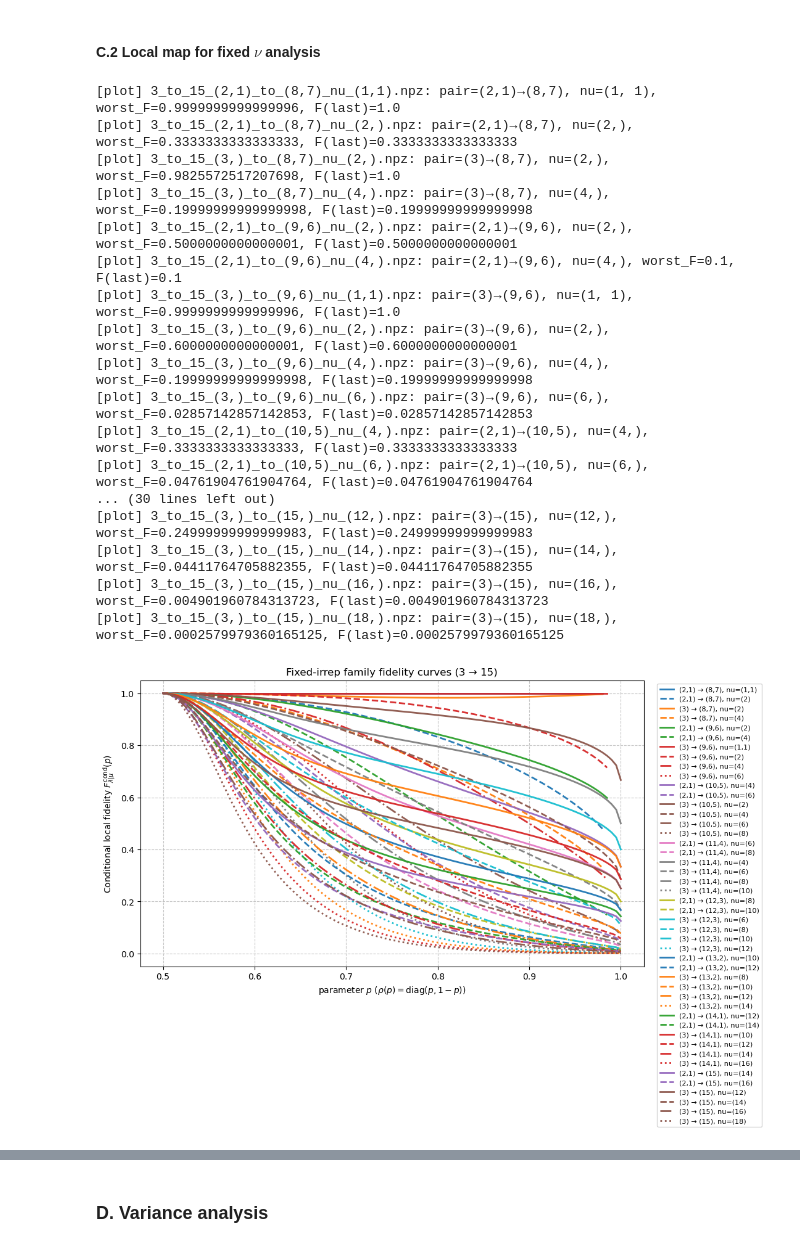
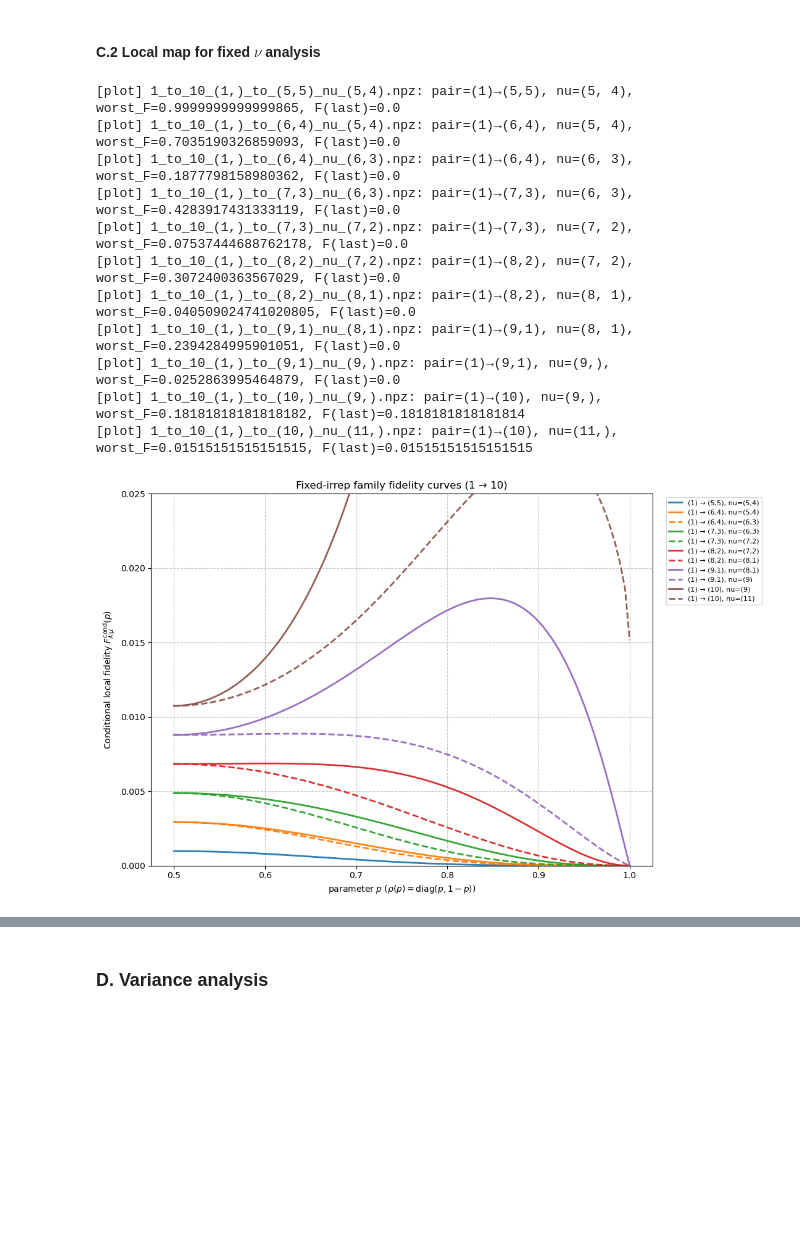
Before and after one commit to webb-c/find-optimal-cloner, a Jupyter notebook: show_data.ipynb, the cells around one changed output, grey strips where cells are left out. Drawn from its saved outputs; the diff is of its cells as text; code cells hidden in the pictures; blank space fills up the shorter version.

Commit message:
modify: faster fidelity plot

```diff
--- a/show_data.ipynb
+++ b/show_data.ipynb
@@ -648,6 +648,7 @@ def projected_irrep_fidelity_curve(
     j2_in_target: int,
     j2_out_target: int,
     p_values,
+    normalize: bool = True
 ):
     key = (j2_out_target, j2_in_target)
     if key not in J_blocks:
@@ -660,18 +661,30 @@ def projected_irrep_fidelity_curve(
 
     for p in p_values:
         try:
-            rho_in_proj = normalized_spin_irrep_state(n_in, j2_in_target, float(p))
-            rho_out_proj = normalized_spin_irrep_state(n_out, j2_out_target, float(p))
+            rho_in_proj = normalized_spin_irrep_state(n_in, j2_in_target, float(p), normalize=normalize)
+            rho_out_proj = normalized_spin_irrep_state(n_out, j2_out_target, float(p), normalize=normalize)
         except ValueError:
             valid_p.append(float(p))
             fidelities.append(np.nan)
             continue
 
         sigma_proj = apply_local_choi_numpy(J_loc, rho_in_proj)
+
+        # delta = rho_out_proj - sigma_proj
+        # if np.allclose(delta, delta.conj().T, atol=1e-12):
+        #     # For Hermitian matrices, singular values = abs(eigenvalues)
+        #     eigvals = np.linalg.eigvalsh(delta)
+        #     root_f = 1 - 0.5 * np.sum(np.abs(eigvals))
+        # else:
+        #     svals = np.linalg.svd(delta, compute_uv=False)
+        #     root_f =  1 - 0.5 * np.sum(svals)
+        # fidelities.append(float(np.real_if_close(root_f)))
         root_f = fidelity_root_numpy(rho_out_proj, sigma_proj)
         valid_p.append(float(p))
         fidelities.append(float(np.real_if_close(root_f)) ** 2)
 
+
+
     return np.asarray(valid_p, dtype=float), np.asarray(fidelities, dtype=float)
 # %%
 # p_values = np.linspace(0.5, 1.0, n_grid)
@@ -738,7 +751,7 @@ for j2_in_target in allowed_j2_values(n_in):
         if key in perm_blocks:
             try:
                 pp, ff = projected_irrep_fidelity_curve(
-                    perm_blocks, n_in, n_out, j2_in_target, j2_out_target, p_values
+                    perm_blocks, n_in, n_out, j2_in_target, j2_out_target, p_values, normalize=False
                 )
                 plt.plot(pp, ff, linewidth=2, linestyle=line_styles["sdp_perm"],
                             label=f"T_opt: {_partition_label(part_in)} → {_partition_label(part_out)}")
@@ -749,7 +762,7 @@ for j2_in_target in allowed_j2_values(n_in):
         if global_blocks is not None and key in global_blocks:
             try:
                 pp, ff = projected_irrep_fidelity_curve(
-                    global_blocks, n_in, n_out, j2_in_target, j2_out_target, p_values
+                    global_blocks, n_in, n_out, j2_in_target, j2_out_target, p_values, normalize=False
                 )
                 plt.plot(pp, ff, linewidth=2, linestyle=line_styles["sdp_irrep_global"],
                             label=f"T_global: {_partition_label(part_in)} → {_partition_label(part_out)}")
@@ -765,7 +778,7 @@ for j2_in_target in allowed_j2_values(n_in):
                 )
                 if key in local_blocks:
                     pp, ff = projected_irrep_fidelity_curve(
-                        local_blocks, n_in, n_out, j2_in_target, j2_out_target, p_values
+                        local_blocks, n_in, n_out, j2_in_target, j2_out_target, p_values, normalize=False
                     )
                     plt.plot(pp, ff, linewidth=2, linestyle=line_styles["sdp_irrep"],
                                 label=f"T_local: {_partition_label(part_in)} → {_partition_label(part_out)}")
@@ -1534,6 +1542,7 @@ def plot_fixed_irrep_family_fidelities(
     figsize=(11, 7),
     linewidth=2.0,
     alpha=0.95,
+    normalize=True
 ):
     """
     Plot only the fixed-irrep maps stored in folder.
@@ -1588,6 +1597,7 @@ def plot_fixed_irrep_family_fidelities(
                     j2_in_target=entry["j2_in"],
                     j2_out_target=entry["j2_out"],
                     p_values=p_values,
+                    normalize=normalize
                 )
 
                 if part_nu is None:
@@ -1623,33 +1633,29 @@ def plot_fixed_irrep_family_fidelities(
     plt.grid(True, linestyle='--', alpha=0.7)
     plt.legend(fontsize=8, bbox_to_anchor=(1.02, 1), loc="upper left")
     plt.tight_layout()
+    plt.ylim(0, 0.025)
     plt.show()
 # %%
 plot_fixed_irrep_family_fidelities(
-    n_in=3,
-    n_out=15,
-    folder="data/fixed_irrep",
+    n_in=1,
+    n_out=10,
+    folder="data/exact_irrep",
     n_grid=101,
+    normalize=False
 )
 # %% [output]
-[plot] 3_to_15_(2,1)_to_(8,7)_nu_(1,1).npz: pair=(2,1)→(8,7), nu=(1, 1), worst_F=0.9999999999999996, F(last)=1.0
-[plot] 3_to_15_(2,1)_to_(8,7)_nu_(2,).npz: pair=(2,1)→(8,7), nu=(2,), worst_F=0.3333333333333333, F(last)=0.3333333333333333
-[plot] 3_to_15_(3,)_to_(8,7)_nu_(2,).npz: pair=(3)→(8,7), nu=(2,), worst_F=0.9825572517207698, F(last)=1.0
-[plot] 3_to_15_(3,)_to_(8,7)_nu_(4,).npz: pair=(3)→(8,7), nu=(4,), worst_F=0.19999999999999998, F(last)=0.19999999999999998
-[plot] 3_to_15_(2,1)_to_(9,6)_nu_(2,).npz: pair=(2,1)→(9,6), nu=(2,), worst_F=0.5000000000000001, F(last)=0.5000000000000001
-[plot] 3_to_15_(2,1)_to_(9,6)_nu_(4,).npz: pair=(2,1)→(9,6), nu=(4,), worst_F=0.1, F(last)=0.1
-[plot] 3_to_15_(3,)_to_(9,6)_nu_(1,1).npz: pair=(3)→(9,6), nu=(1, 1), worst_F=0.9999999999999996, F(last)=1.0
-[plot] 3_to_15_(3,)_to_(9,6)_nu_(2,).npz: pair=(3)→(9,6), nu=(2,), worst_F=0.6000000000000001, F(last)=0.6000000000000001
-[plot] 3_to_15_(3,)_to_(9,6)_nu_(4,).npz: pair=(3)→(9,6), nu=(4,), worst_F=0.19999999999999998, F(last)=0.19999999999999998
-[plot] 3_to_15_(3,)_to_(9,6)_nu_(6,).npz: pair=(3)→(9,6), nu=(6,), worst_F=0.02857142857142853, F(last)=0.02857142857142853
-[plot] 3_to_15_(2,1)_to_(10,5)_nu_(4,).npz: pair=(2,1)→(10,5), nu=(4,), worst_F=0.3333333333333333, F(last)=0.3333333333333333
-[plot] 3_to_15_(2,1)_to_(10,5)_nu_(6,).npz: pair=(2,1)→(10,5), nu=(6,), worst_F=0.04761904761904764, F(last)=0.04761904761904764
-... (30 lines left out)
-[plot] 3_to_15_(3,)_to_(15,)_nu_(12,).npz: pair=(3)→(15), nu=(12,), worst_F=0.24999999999999983, F(last)=0.24999999999999983
-[plot] 3_to_15_(3,)_to_(15,)_nu_(14,).npz: pair=(3)→(15), nu=(14,), worst_F=0.04411764705882355, F(last)=0.04411764705882355
-[plot] 3_to_15_(3,)_to_(15,)_nu_(16,).npz: pair=(3)→(15), nu=(16,), worst_F=0.004901960784313723, F(last)=0.004901960784313723
-[plot] 3_to_15_(3,)_to_(15,)_nu_(18,).npz: pair=(3)→(15), nu=(18,), worst_F=0.0002579979360165125, F(last)=0.0002579979360165125
+[plot] 1_to_10_(1,)_to_(5,5)_nu_(5,4).npz: pair=(1)→(5,5), nu=(5, 4), worst_F=0.9999999999999865, F(last)=0.0
+[plot] 1_to_10_(1,)_to_(6,4)_nu_(5,4).npz: pair=(1)→(6,4), nu=(5, 4), worst_F=0.7035190326859093, F(last)=0.0
+[plot] 1_to_10_(1,)_to_(6,4)_nu_(6,3).npz: pair=(1)→(6,4), nu=(6, 3), worst_F=0.1877798158980362, F(last)=0.0
+[plot] 1_to_10_(1,)_to_(7,3)_nu_(6,3).npz: pair=(1)→(7,3), nu=(6, 3), worst_F=0.4283917431333119, F(last)=0.0
+[plot] 1_to_10_(1,)_to_(7,3)_nu_(7,2).npz: pair=(1)→(7,3), nu=(7, 2), worst_F=0.07537444688762178, F(last)=0.0
+[plot] 1_to_10_(1,)_to_(8,2)_nu_(7,2).npz: pair=(1)→(8,2), nu=(7, 2), worst_F=0.3072400363567029, F(last)=0.0
+[plot] 1_to_10_(1,)_to_(8,2)_nu_(8,1).npz: pair=(1)→(8,2), nu=(8, 1), worst_F=0.040509024741020805, F(last)=0.0
+[plot] 1_to_10_(1,)_to_(9,1)_nu_(8,1).npz: pair=(1)→(9,1), nu=(8, 1), worst_F=0.2394284995901051, F(last)=0.0
+[plot] 1_to_10_(1,)_to_(9,1)_nu_(9,).npz: pair=(1)→(9,1), nu=(9,), worst_F=0.0252863995464879, F(last)=0.0
+[plot] 1_to_10_(1,)_to_(10,)_nu_(9,).npz: pair=(1)→(10), nu=(9,), worst_F=0.18181818181818182, F(last)=0.1818181818181814
+[plot] 1_to_10_(1,)_to_(10,)_nu_(11,).npz: pair=(1)→(10), nu=(11,), worst_F=0.01515151515151515, F(last)=0.01515151515151515
-[figure, old version]
+[figure, new version]
 # %%
 def plot_fixed_irrep_family_fidelities_compare(
     n_in,
```
Also changed, not shown: parts of 11 cells of this notebook, 4 other files.
